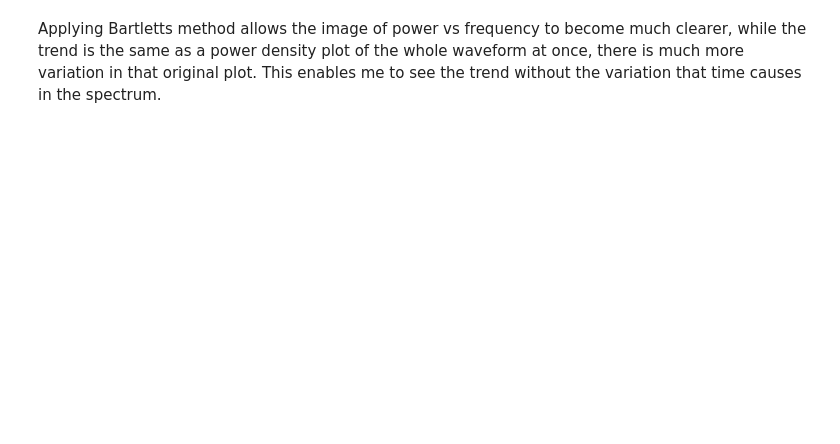
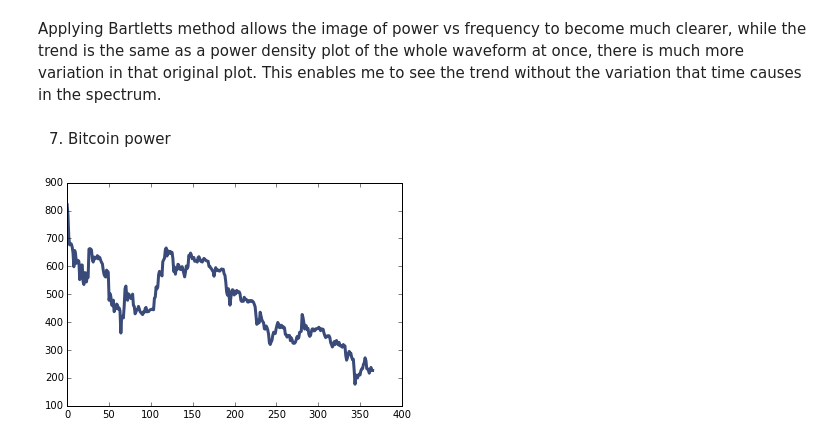
Before and after one commit to cwallac/ThinkDSP, a Jupyter notebook: code/ps02.ipynb, the cells around one changed output. Drawn from its saved outputs; the diff is of its cells as text; code cells hidden in the pictures; blank space fills up the shorter version.

```diff
--- a/code/ps02.ipynb
+++ b/code/ps02.ipynb
@@ -144,2 +147,19 @@ thinkplot.show(xlabel="frequency (Hz)" , ylabel="Power density")
 # %% [markdown]
 Applying Bartletts method allows the image of power vs frequency to become much clearer, while the trend is the same as a power density plot of the whole waveform at once, there is much more variation in that original plot. This enables me to see the trend without the variation that time causes in the spectrum.
+# %% [markdown]
+7) Bitcoin power
+# %%
+bitFile = open("bitcoin.csv")
+bitString = bitFile.read()
+#bitList = map(float,bitString.split("\n"))
+bitList = bitString.split("\n")
+del bitList[-1] #Last entry is space will cause error
+bitList = map(float,bitList)
+prices = numpy.array(bitList)
+bitWave = thinkdsp.Wave(prices,1)
+time = 365
+begin = bitWave.duration - time
+recent = bitWave.segment(start=begin, duration=bitWave.duration-begin)
+recent.plot()
+# %% [output]
+[figure, added]
```
Also changed, not shown: parts of 3 cells of this notebook.
